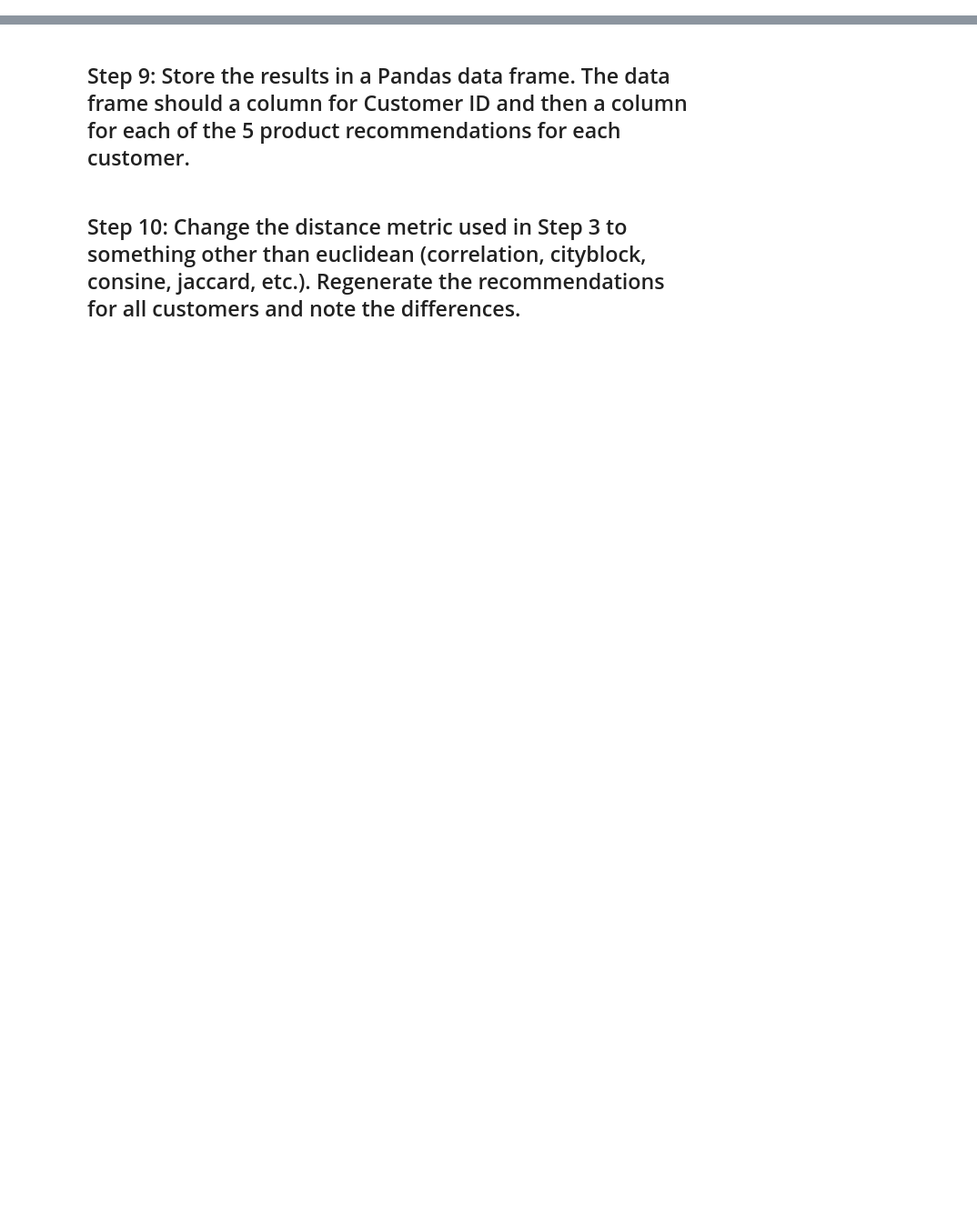
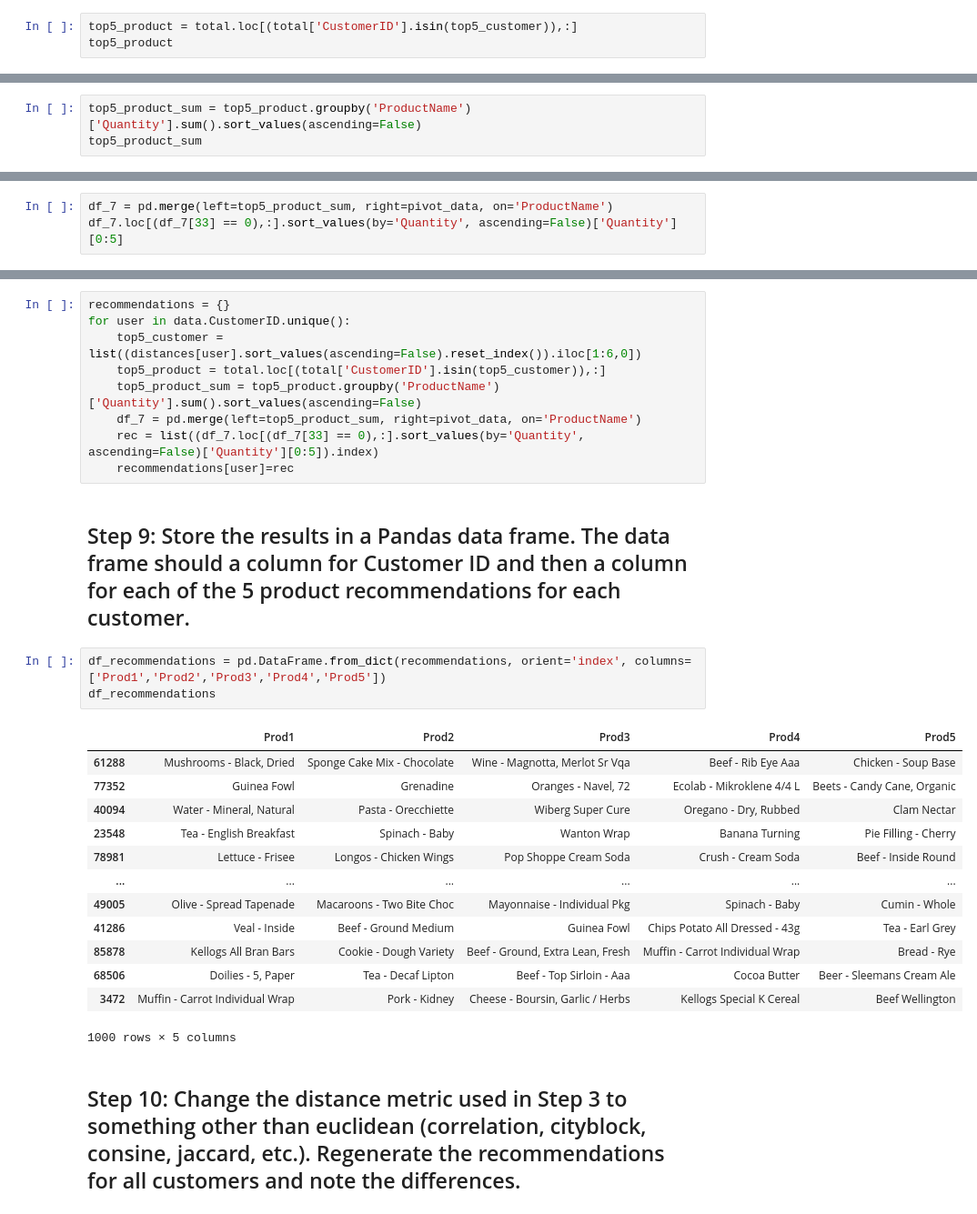
Before and after one commit to luisgzaparolli/Ironhack, a Jupyter notebook: Labs/Week 7/3. Recommender-Systems/your-code/main.ipynb, the cells around one changed output, grey strips where cells are left out. Shown at 91% size. Cells and saved outputs as stored; diff of their text form; blank space fills up the shorter version.

```diff
--- a/Labs/Week 7/3. Recommender-Systems/your-code/main.ipynb
+++ b/Labs/Week 7/3. Recommender-Systems/your-code/main.ipynb
@@ -68,2 +88,5 @@ squareform()
 # %% [markdown]
 ## Step 5: From the data frame you created in Step 1, select the records for the list of similar CustomerIDs you obtained in Step 4.
+# %%
+top5_product = total.loc[(total['CustomerID'].isin(top5_customer)),:]
+top5_product
@@ -71,3 +108,6 @@ squareform()
 ## Step 6: Aggregate those customer purchase records by ProductName, sum the Quantity field, and then rank them in descending order by quantity.
 
 This will give you the total number of each product purchased by the 5 most similar customers to the customer you selected in order from most purchased to least.
+# %%
+top5_product_sum = top5_product.groupby('ProductName')['Quantity'].sum().sort_values(ascending=False)
+top5_product_sum
@@ -77,3 +131,6 @@ This will give you the total number of each product purchased by the 5 most simi
 - Merge the ranked products data frame with the customer product matrix on the ProductName field.
 - Filter for records where the chosen customer has not purchased the product.
 - Show the top 5 results.
+# %%
+df_7 = pd.merge(left=top5_product_sum, right=pivot_data, on='ProductName')
+df_7.loc[(df_7[33] == 0),:].sort_values(by='Quantity', ascending=False)['Quantity'][0:5]
@@ -83,7 +148,33 @@ This will give you the total number of each product purchased by the 5 most simi
 - Create an empty dictionary that will hold the recommendations for all customers.
 - Create a list of unique CustomerIDs to iterate over.
 - Iterate over the customer list performing steps 4 through 7 for each and appending the results of each iteration to the dictionary you created.
+# %%
+recommendations = {}
+for user in data.CustomerID.unique():
+    top5_customer = list((distances[user].sort_values(ascending=False).reset_index()).iloc[1:6,0])
+    top5_product = total.loc[(total['CustomerID'].isin(top5_customer)),:]
+    top5_product_sum = top5_product.groupby('ProductName')['Quantity'].sum().sort_values(ascending=False)
+    df_7 = pd.merge(left=top5_product_sum, right=pivot_data, on='ProductName')
+    rec = list((df_7.loc[(df_7[33] == 0),:].sort_values(by='Quantity', ascending=False)['Quantity'][0:5]).index)
+    recommendations[user]=rec
 # %% [markdown]
 ##  Step 9: Store the results in a Pandas data frame. The data frame should a column for Customer ID and then a column for each of the 5 product recommendations for each customer.
+# %%
+df_recommendations = pd.DataFrame.from_dict(recommendations, orient='index', columns=['Prod1','Prod2','Prod3','Prod4','Prod5'])
+df_recommendations
+# %% [output]
+|  | Prod1 | Prod2 | Prod3 | Prod4 | Prod5 |
+| 61288 | Mushrooms - Black, Dried | Sponge Cake Mix - Chocolate | Wine - Magnotta, Merlot Sr Vqa | Beef - Rib Eye Aaa | Chicken - Soup Base |
+| 77352 | Guinea Fowl | Grenadine | Oranges - Navel, 72 | Ecolab - Mikroklene 4/4 L | Beets - Candy Cane, Organic |
+| 40094 | Water - Mineral, Natural | Pasta - Orecchiette | Wiberg Super Cure | Oregano - Dry, Rubbed | Clam Nectar |
+| 23548 | Tea - English Breakfast | Spinach - Baby | Wanton Wrap | Banana Turning | Pie Filling - Cherry |
+| 78981 | Lettuce - Frisee | Longos - Chicken Wings | Pop Shoppe Cream Soda | Crush - Cream Soda | Beef - Inside Round |
+| ... | ... | ... | ... | ... | ... |
+| 49005 | Olive - Spread Tapenade | Macaroons - Two Bite Choc | Mayonnaise - Individual Pkg | Spinach - Baby | Cumin - Whole |
+| 41286 | Veal - Inside | Beef - Ground Medium | Guinea Fowl | Chips Potato All Dressed - 43g | Tea - Earl Grey |
+| 85878 | Kellogs All Bran Bars | Cookie - Dough Variety | Beef - Ground, Extra Lean, Fresh | Muffin - Carrot Individual Wrap | Bread - Rye |
+| 68506 | Doilies - 5, Paper | Tea - Decaf Lipton | Beef - Top Sirloin - Aaa | Cocoa Butter | Beer - Sleemans Cream Ale |
+| 3472 | Muffin - Carrot Individual Wrap | Pork - Kidney | Cheese - Boursin, Garlic / Herbs | Kellogs Special K Cereal | Beef Wellington |
+1000 rows × 5 columns
 # %% [markdown]
 ## Step 10: Change the distance metric used in Step 3 to something other than euclidean (correlation, cityblock, consine, jaccard, etc.). Regenerate the recommendations for all customers and note the differences.
```
Also changed, not shown: parts of 11 cells of this notebook, 5 other files.
